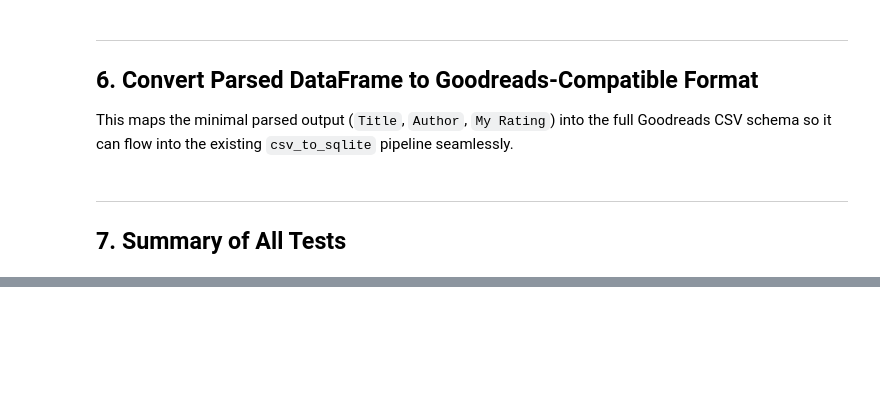
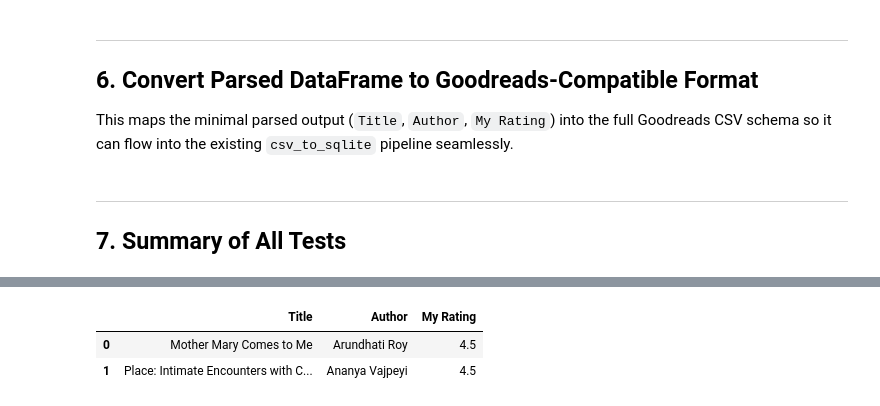
Before and after one commit to TanviRege/NextChapter, a Jupyter notebook: NextChapterDev.ipynb, the cells around one changed output, grey strips where cells are left out. Drawn from its saved outputs; the diff is of its cells as text; code cells hidden in the pictures; blank space fills up the shorter version.

```diff
--- a/NextChapterDev.ipynb
+++ b/NextChapterDev.ipynb
@@ -1099,0 +1183,19 @@ else:
+# %%
+# Highest rated books this year (returns ALL books tied for the top rating):
+conn = sqlite3.connect('catalog.db')
+sql_query2 = """
+SELECT
+    Title,
+    Author,
+    [My Rating]
+FROM user_catalog
+WHERE [My Rating] = (SELECT max([My Rating]) FROM user_catalog)
+"""
+
+query_result2 = pd.read_sql_query(sql_query2, conn)
+conn.close()
+query_result2
+# %% [output]
+|  | Title | Author | My Rating |
+| 0 | Mother Mary Comes to Me | Arundhati Roy | 4.5 |
+| 1 | Place: Intimate Encounters with C... | Ananya Vajpeyi | 4.5 |
```
Also changed, not shown: parts of 4 cells of this notebook.
